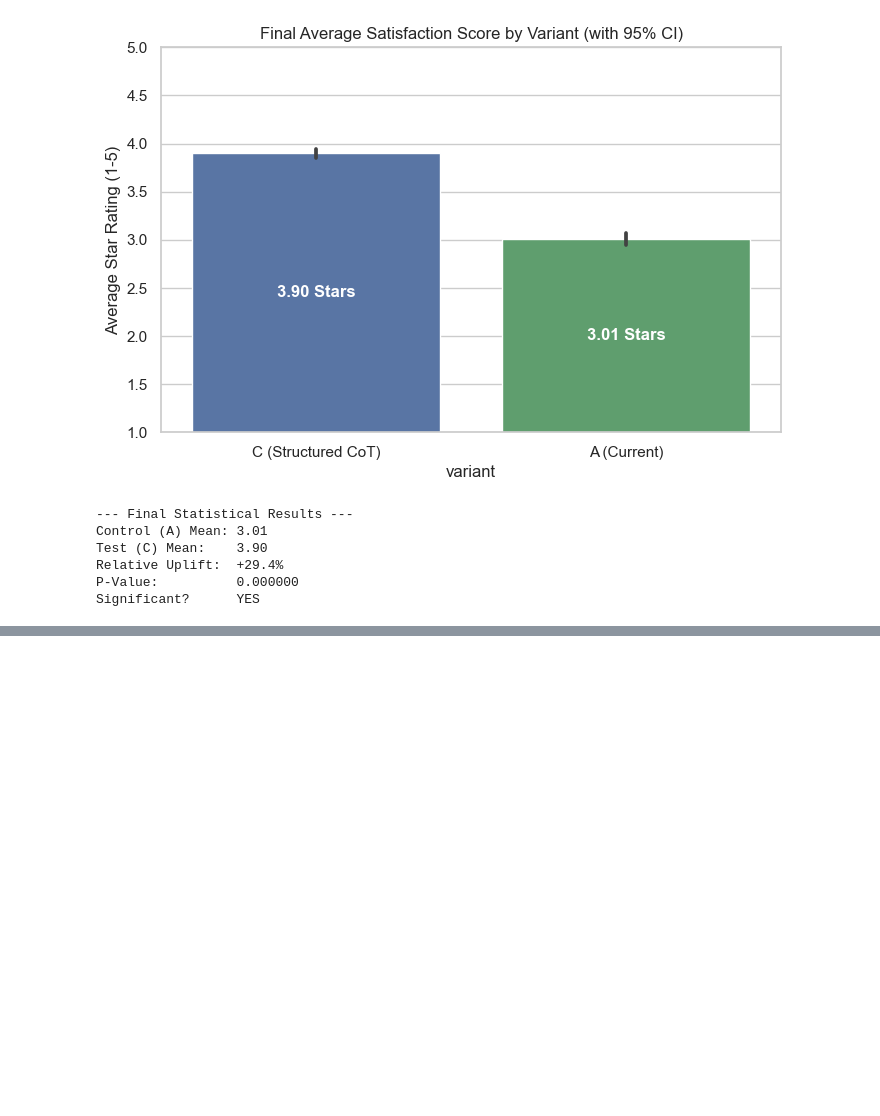
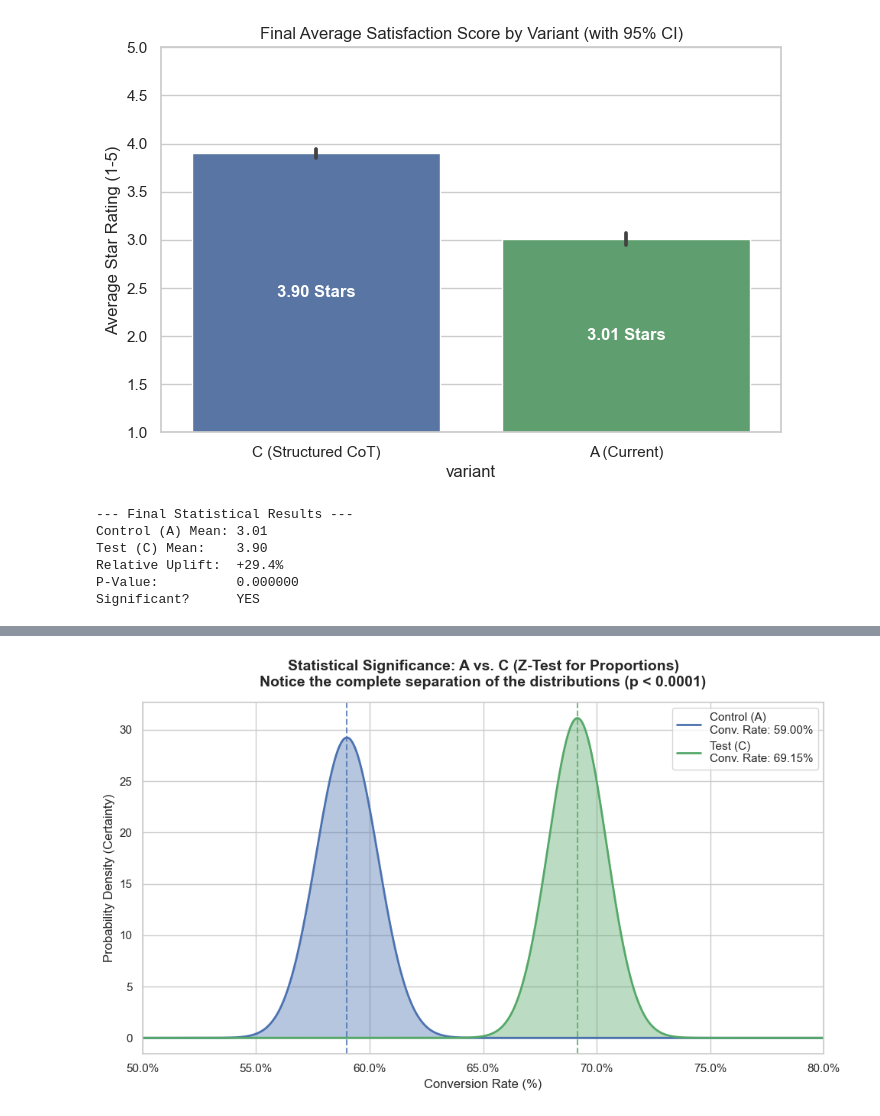
Before and after one commit to TH41NGUY3N/fork-ds-chatbot-abtest, a Jupyter notebook: 03_chatbot_ab_test_experiment_design_and_power.ipynb, the cells around one changed output, grey strips where cells are left out. Cells and saved outputs as stored; diff of their text form; code cells hidden in the pictures; blank space fills up the shorter version.

```diff
--- a/03_chatbot_ab_test_experiment_design_and_power.ipynb
+++ b/03_chatbot_ab_test_experiment_design_and_power.ipynb
@@ -687,0 +882,58 @@ Significant?      YES
+# %%
+import numpy as np
+import matplotlib.pyplot as plt
+import scipy.stats as stats
+import seaborn as sns
+from matplotlib.ticker import PercentFormatter
+
+# 1. Set the visual style
+sns.set_theme(style="whitegrid")
+
+# 2. Define the exact parameters from your new results
+p_A = 0.5900  # Control Conversion Rate (59.00%)
+n_A = 1300    # Control Sample Size
+p_C = 0.6915  # Test Conversion Rate (69.15%)
+n_C = 1300    # Test Sample Size
+
+# 3. Calculate the Standard Error for Proportions
+# This determines how "wide" or uncertain our bell curves are
+se_A = np.sqrt((p_A * (1 - p_A)) / n_A)
+se_C = np.sqrt((p_C * (1 - p_C)) / n_C)
+
+# 4. Generate the X-axis values (zoomed in between 50% and 80%)
+x = np.linspace(0.50, 0.80, 1000)
+
+# 5. Calculate the Probability Density Function (PDF)
+y_A = stats.norm.pdf(x, p_A, se_A)
+y_C = stats.norm.pdf(x, p_C, se_C)
+
+# 6. Build the Plot
+plt.figure(figsize=(10, 6))
+
+# Plot Control (A)
+plt.plot(x, y_A, color='#4C72B0', linewidth=2, label=f'Control (A)\nConv. Rate: {p_A*100:.2f}%')
+plt.fill_between(x, y_A, color='#4C72B0', alpha=0.4)
+
+# Plot Test (C)
+plt.plot(x, y_C, color='#55A868', linewidth=2, label=f'Test (C)\nConv. Rate: {p_C*100:.2f}%')
+plt.fill_between(x, y_C, color='#55A868', alpha=0.4)
+
+# Add dashed vertical lines for the exact means
+plt.axvline(p_A, color='#4C72B0', linestyle='--', alpha=0.8)
+plt.axvline(p_C, color='#55A868', linestyle='--', alpha=0.8)
+
+# Format the X-axis to show percentages beautifully
+plt.gca().xaxis.set_major_formatter(PercentFormatter(1.0))
+
+# 7. Formatting and Labels
+plt.title('Statistical Significance: A vs. C (Z-Test for Proportions)\nNotice the complete separation of the distributions (p < 0.0001)', fontsize=14, pad=15, fontweight='bold')
+plt.xlabel('Conversion Rate (%)', fontsize=12)
+plt.ylabel('Probability Density (Certainty)', fontsize=12)
+plt.legend(loc='upper right', frameon=True, fontsize=11)
+plt.xlim(0.50, 0.80)
+
+# Display the plot
+plt.tight_layout()
+plt.show()
+# %% [output]
+[figure, added]
```
Also changed, not shown: parts of 8 cells of this notebook.
